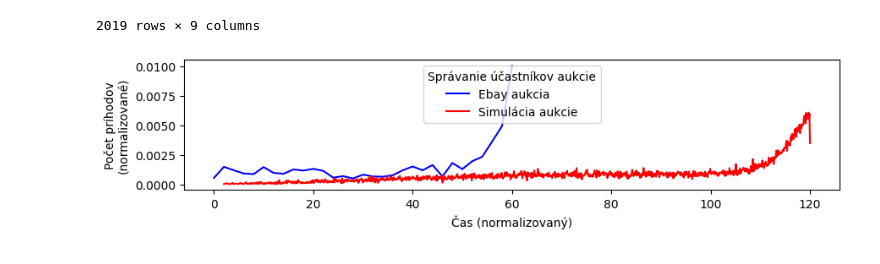
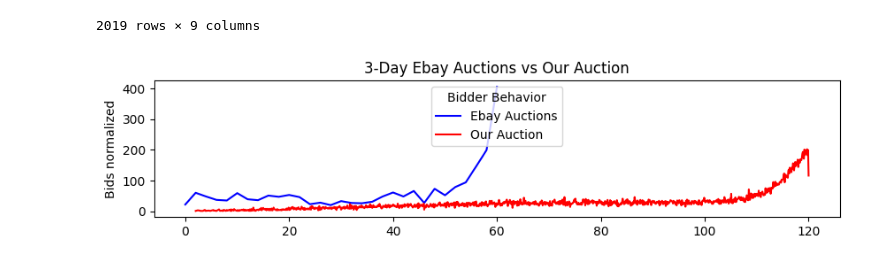
Before and after one commit to findraj/Auction-Dynamics-Simulation, a Jupyter notebook: analysis/results/results.ipynb, the cells around one changed output. Drawn from its saved outputs; the diff is of its cells as text; code cells hidden in the pictures.

```diff
--- a/analysis/results/results.ipynb
+++ b/analysis/results/results.ipynb
@@ -185,33 +186,14 @@ auctions_3_days = auctions_3_days.groupby('bidtime').size().reset_index(name='co
 # %%
 fig, axs = plt.subplots(1, 1, figsize=(10, 2))
 plt.subplots_adjust(hspace=0.75)
 
-# Normalize time and counts for auctions_3_days
-auctions_3_days['normalized_bidtime'] = auctions_3_days['bidtime'] * 20   # Normalize time to [0, 1]
-auctions_3_days['normalized_count'] = auctions_3_days['count'] /  auctions_3_days['count'].sum() / 20 # Normalize count
-
-# Normalize time and counts for time_aggregated
-time_aggregated['normalized_time'] = time_aggregated['ItemTime'] # Normalize time to [0, 1]
-time_aggregated['normalized_count'] = time_aggregated['count'] / time_aggregated['count'].sum() # Normalize count
-
-# Plot the normalized data
-axs.plot(
-    auctions_3_days['normalized_bidtime'],
-    auctions_3_days['normalized_count'],
-    color='blue',
-    label='Ebay aukcia'
-)
-axs.plot(
-    time_aggregated['normalized_time'],
-    time_aggregated['normalized_count'],
-    color='red',
-    label='Simulácia aukcie'
-)
-
-axs.set_ylabel('Počet príhodov\n(normalizované)')
-axs.set_xlabel('Čas (normalizovaný)')
+# Plot 3-day auctions
+axs.plot(auctions_3_days['bidtime']*20, auctions_3_days['count'], color='blue', label='Ebay Auctions')
+axs.plot(time_aggregated['ItemTime'], time_aggregated['count'], color='red', label='Our Auction')
+axs.set_ylabel('Bids normalized')
+axs.set_title('3-Day Ebay Auctions vs Our Auction')
 legend = axs.legend(loc='upper center', bbox_to_anchor=(0.5, 1))
-legend.set_title('Správanie účastníkov aukcie')
+legend.set_title('Bidder Behavior')
 plt.show()
 # %% [output]
-[figure, old version]
+[figure, new version]
```
Also changed, not shown: parts of 5 cells of this notebook.
